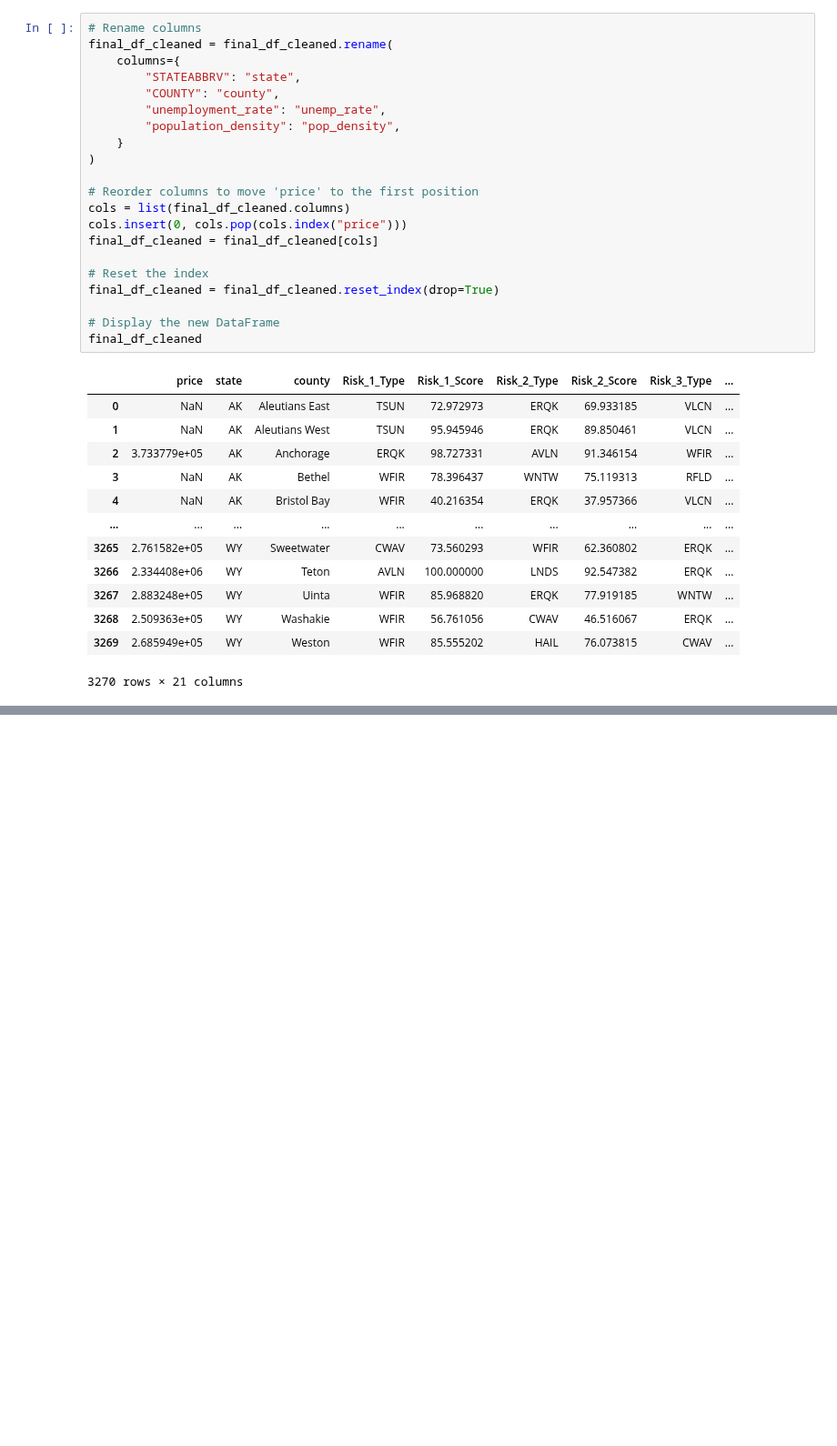
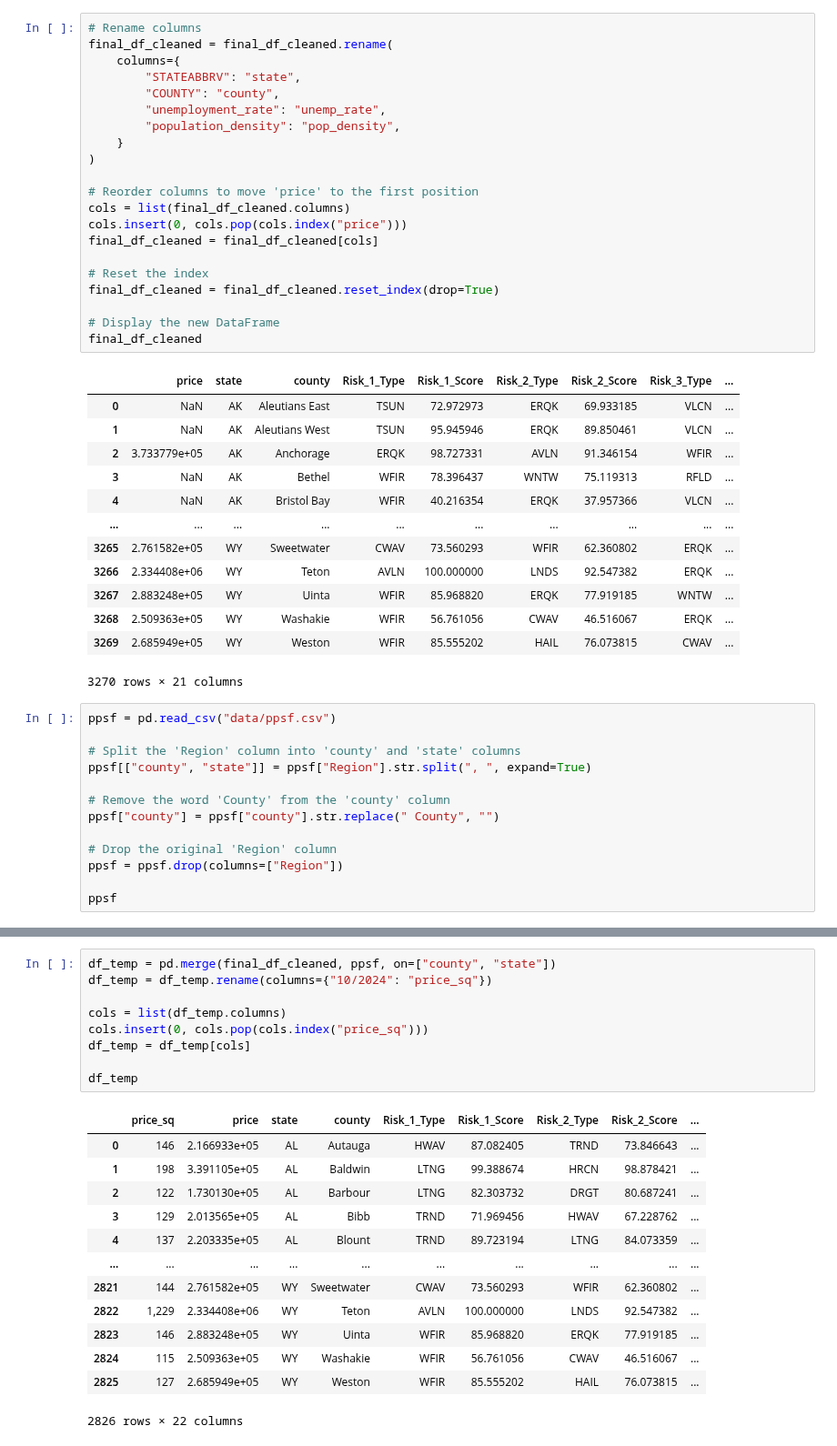
Before and after one commit to jahnavi-maddhuri/Climate-Risk-Impact-on-House-Prices, a Jupyter notebook: DataCleaning_zx.ipynb, the cells around one changed output, grey strips where cells are left out. Shown at 91% size. Saved outputs shown, nothing was run; the diff lists cells and outputs as text; blank space fills up the shorter version.

Commit message:
Unit price merged

```diff
--- a/DataCleaning_zx.ipynb
+++ b/DataCleaning_zx.ipynb
@@ -337,3 +333,16 @@ final_df_cleaned
 | 3268 | 2.509363e+05 | WY | Washakie | WFIR | 56.761056 | CWAV | 46.516067 | ERQK | ... |
 | 3269 | 2.685949e+05 | WY | Weston | WFIR | 85.555202 | HAIL | 76.073815 | CWAV | ... |
 3270 rows × 21 columns
+# %%
+ppsf = pd.read_csv("data/ppsf.csv")
+
+# Split the 'Region' column into 'county' and 'state' columns
+ppsf[["county", "state"]] = ppsf["Region"].str.split(", ", expand=True)
+
+# Remove the word 'County' from the 'county' column
+ppsf["county"] = ppsf["county"].str.replace(" County", "")
+
+# Drop the original 'Region' column
+ppsf = ppsf.drop(columns=["Region"])
+
+ppsf
@@ -339,0 +363,23 @@ final_df_cleaned
+# %%
+df_temp = pd.merge(final_df_cleaned, ppsf, on=["county", "state"])
+df_temp = df_temp.rename(columns={"10/2024": "price_sq"})
+
+cols = list(df_temp.columns)
+cols.insert(0, cols.pop(cols.index("price_sq")))
+df_temp = df_temp[cols]
+
+df_temp
+# %% [output]
+|  | price_sq | price | state | county | Risk_1_Type | Risk_1_Score | Risk_2_Type | Risk_2_Score | ... |
+| 0 | 146 | 2.166933e+05 | AL | Autauga | HWAV | 87.082405 | TRND | 73.846643 | ... |
+| 1 | 198 | 3.391105e+05 | AL | Baldwin | LTNG | 99.388674 | HRCN | 98.878421 | ... |
+| 2 | 122 | 1.730130e+05 | AL | Barbour | LTNG | 82.303732 | DRGT | 80.687241 | ... |
+| 3 | 129 | 2.013565e+05 | AL | Bibb | TRND | 71.969456 | HWAV | 67.228762 | ... |
+| 4 | 137 | 2.203335e+05 | AL | Blount | TRND | 89.723194 | LTNG | 84.073359 | ... |
+| ... | ... | ... | ... | ... | ... | ... | ... | ... | ... |
+| 2821 | 144 | 2.761582e+05 | WY | Sweetwater | CWAV | 73.560293 | WFIR | 62.360802 | ... |
+| 2822 | 1,229 | 2.334408e+06 | WY | Teton | AVLN | 100.000000 | LNDS | 92.547382 | ... |
+| 2823 | 146 | 2.883248e+05 | WY | Uinta | WFIR | 85.968820 | ERQK | 77.919185 | ... |
+| 2824 | 115 | 2.509363e+05 | WY | Washakie | WFIR | 56.761056 | CWAV | 46.516067 | ... |
+| 2825 | 127 | 2.685949e+05 | WY | Weston | WFIR | 85.555202 | HAIL | 76.073815 | ... |
+2826 rows × 22 columns
```
Also changed, not shown: parts of 3 cells of this notebook, 1 other file.
